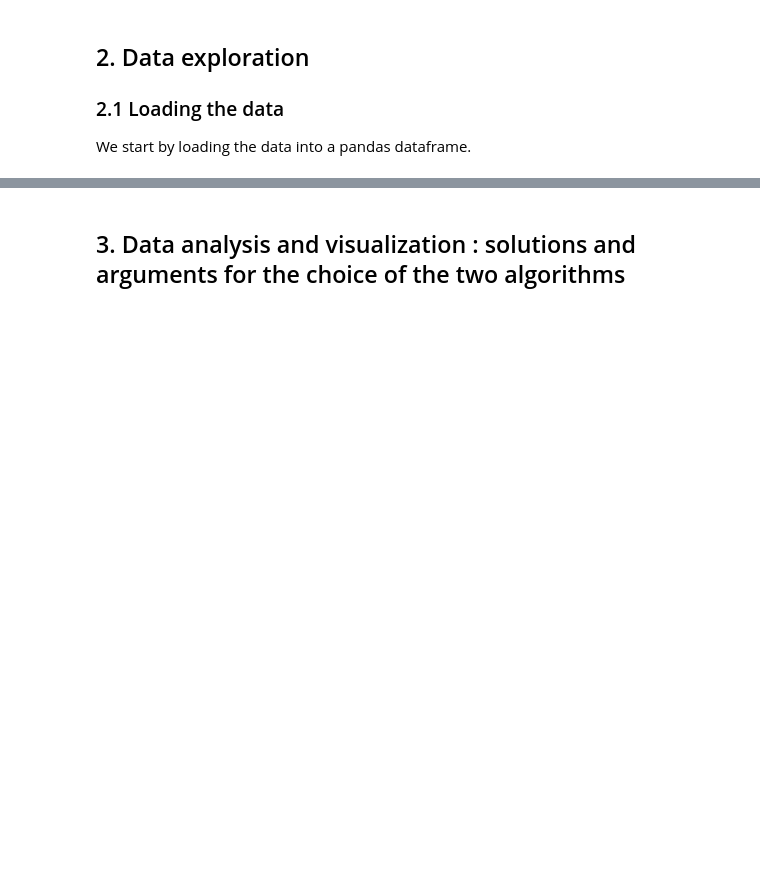
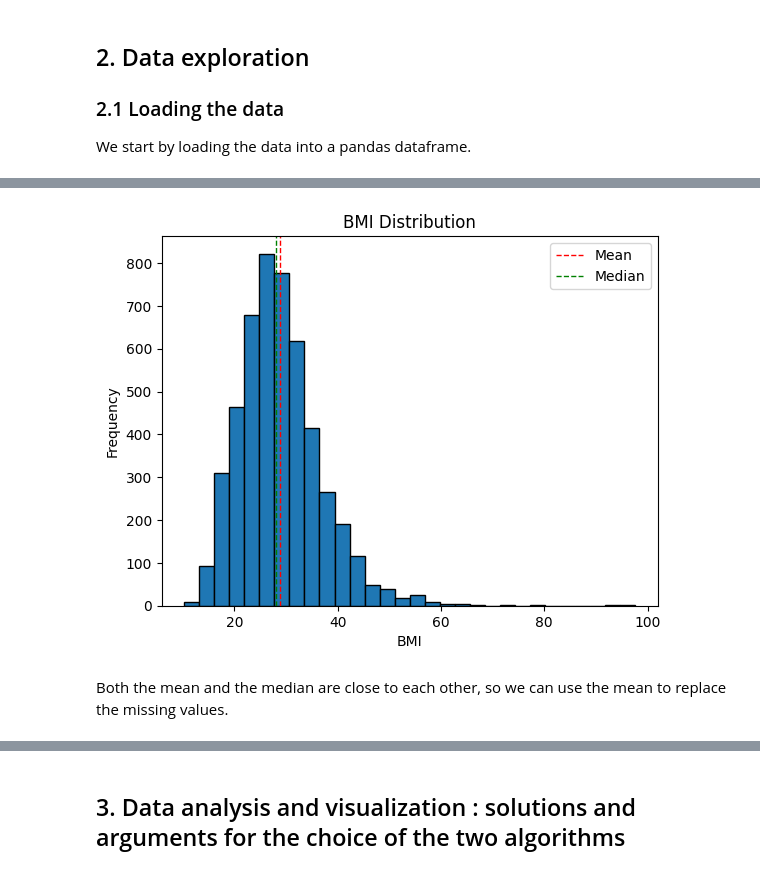
Before and after one commit to Raideeen/stroke_prediction, a Jupyter notebook: analysis.ipynb, the cells around one changed output, grey strips where cells are left out. Saved outputs shown, nothing was run; the diff lists cells and outputs as text; code cells hidden in the pictures; blank space fills up the shorter version.

Commit message:
Implemented data cleaning sections, data visualization.

```diff
--- a/analysis.ipynb
+++ b/analysis.ipynb
@@ -114,0 +185,22 @@ df.head()
+# %%
+# Create a histogram of the 'bmi' column
+plt.hist(df['bmi'].dropna(), bins=30, edgecolor='black')
+
+# Add the mean and median lines
+plt.axvline(df['bmi'].mean(), color='red', linestyle='dashed', linewidth=1)
+plt.axvline(df['bmi'].median(), color='green', linestyle='dashed', linewidth=1)
+
+# Add a legend
+plt.legend({'Mean':df['bmi'].mean(),'Median':df['bmi'].median()})
+
+# Add a title and labels
+plt.title("BMI Distribution")
+plt.xlabel("BMI")
+plt.ylabel("Frequency")
+
+# Display the plot
+plt.show()
+# %% [output]
+[figure, added]
+# %% [markdown]
+Both the mean and the median are close to each other, so we can use the mean to replace the missing values.
```
Also changed, not shown: parts of 18 cells of this notebook.
